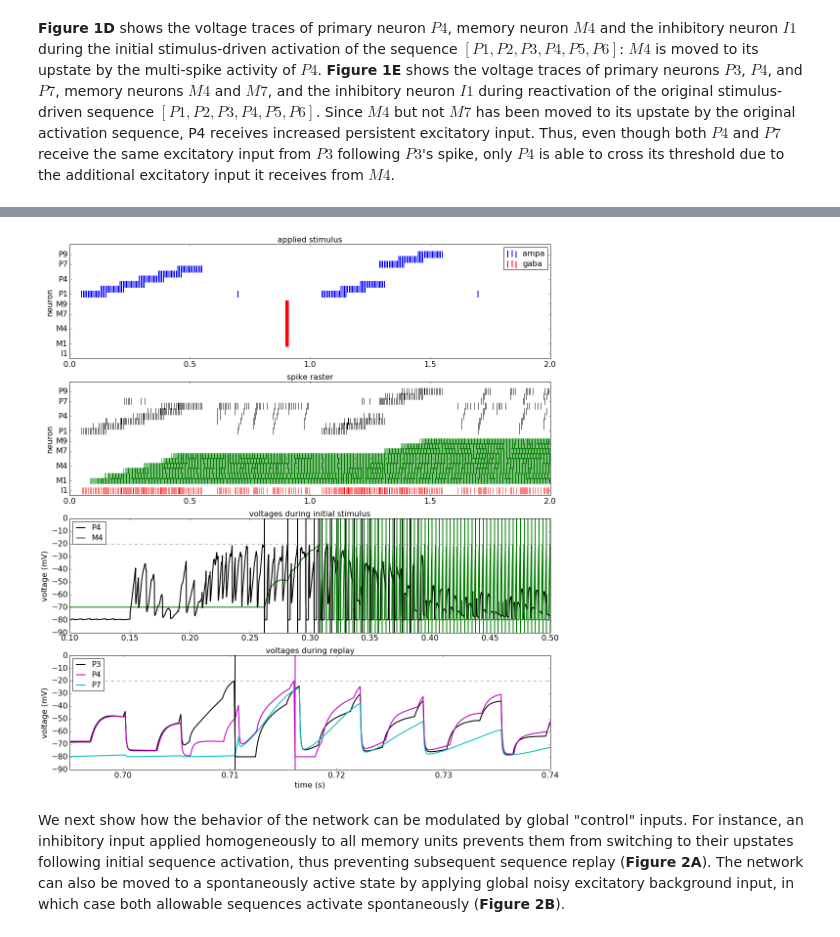
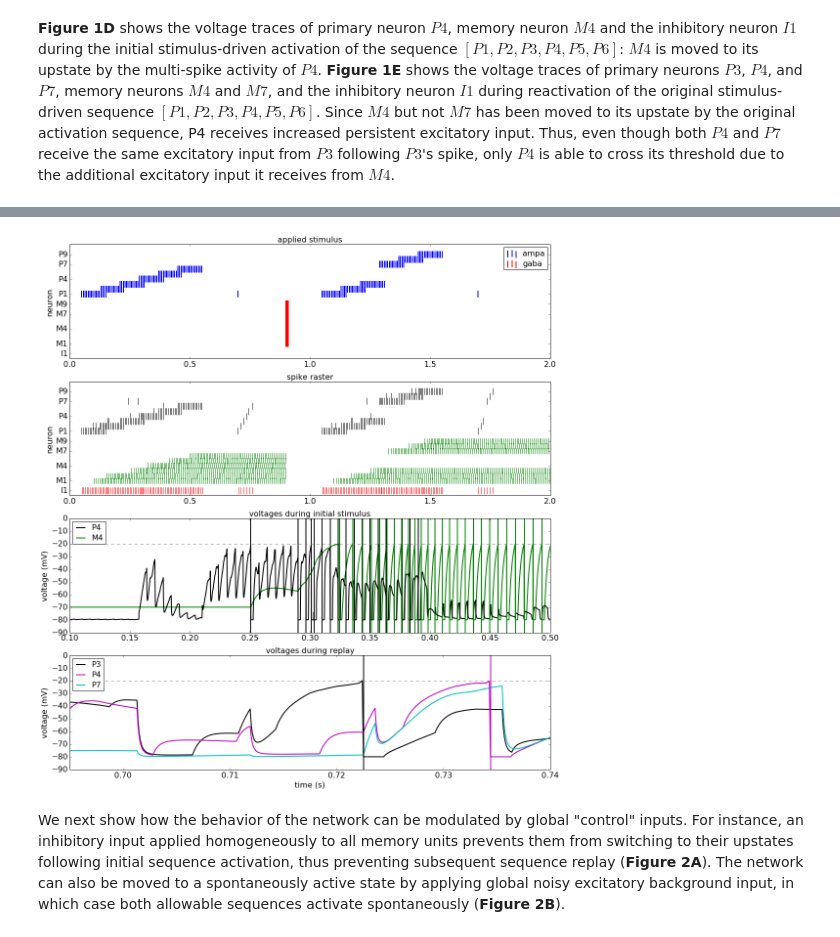
Before and after one commit to rkp8000/nothing_but_reruns, a Jupyter notebook: _paper_draft.ipynb, the cells around one changed output, grey strips where cells are left out. Drawn from its saved outputs; the diff is of its cells as text; code cells hidden in the pictures.

```diff
--- a/_paper_draft.ipynb
+++ b/_paper_draft.ipynb
@@ -55,28 +55,24 @@ fig_1 = lif_demo_two_branches(
     W_MM={'nmda': 12, 'ampa': 0, 'gaba': 0},
 
     BKGD_STARTS=[
+        {'nmda': 0, 'ampa': 0, 'gaba': 0},  # CONSTANT
         {'nmda': 0, 'ampa': 0, 'gaba': 0},  # DRIVE 1
-        {'nmda': 0, 'ampa': 0, 'gaba': 0.6},  # REPLAY 1
         {'nmda': 0, 'ampa': 1, 'gaba': 1},  # DRIVE 2
-        {'nmda': 0, 'ampa': 0, 'gaba': 1.6},  # REPLAY 2
     ],
     BKGD_ENDS=[
+        {'nmda': 0, 'ampa': 0, 'gaba': 2.},  # CONSTANT
         {'nmda': 0, 'ampa': 0, 'gaba': 0.6},  # DRIVE 1
-        {'nmda': 0, 'ampa': 0, 'gaba': 0.9},  # REPLAY 1
         {'nmda': 0, 'ampa': 1, 'gaba': 1.6},  # DRIVE 2
-        {'nmda': 0, 'ampa': 0, 'gaba': 1.9},  # REPLAY 2
     ],
     BKGD_FRQS=[
+        {'nmda': 0, 'ampa': 0, 'gaba': 2000},  # CONSTANT
         {'nmda': 0, 'ampa': 0, 'gaba': 2000},  # DRIVE 1
-        {'nmda': 0, 'ampa': 0, 'gaba': 2000},  # REPLAY 1
         {'nmda': 0, 'ampa': 0, 'gaba': 2000},  # DRIVE 2
-        {'nmda': 0, 'ampa': 0, 'gaba': 2000},  # REPLAY 2
     ],
     BKGD_STRENS=[
+        {'nmda': 0, 'ampa': 0, 'gaba': .5},  # CONSTANT
         {'nmda': 0, 'ampa': 0, 'gaba': 5},  # DRIVE 1
-        {'nmda': 0, 'ampa': 0, 'gaba': .5},  # REPLAY 1
         {'nmda': 0, 'ampa': 0, 'gaba': 5},  # DRIVE 2
-        {'nmda': 0, 'ampa': 0, 'gaba': .5},  # REPLAY 2
     ],
 
     DRIVE_ORDERS=[
@@ -100,34 +96,34 @@ fig_1 = lif_demo_two_branches(
 
     REPLAY_TRIGGER_TIMES=[
         {'nmda': 0, 'ampa': 0.7, 'gaba': 0}, {'nmda': 0, 'ampa': 1.7, 'gaba': 0}
     ],
     REPLAY_TRIGGER_STRENS=[
         {'nmda': 0, 'ampa': 200, 'gaba': 0}, {'nmda': 0, 'ampa': 200, 'gaba': 0}
     ],
 
     MEMORY_RESET_STARTS=[{'nmda': 0, 'ampa': 0, 'gaba': 0.9}],
     MEMORY_RESET_ENDS=[{'nmda': 0, 'ampa': 0, 'gaba': .91}],
     MEMORY_RESET_STRENS=[{'nmda': 0, 'ampa': 0, 'gaba': 10}],
     MEMORY_RESET_FRQS=[{'nmda': 0, 'ampa': 0, 'gaba': 500}],
 
     SIM_DURATION=2., DT=0.0001,
 
     P_4_M_4_PLOT_LIMITS=(0.1, 0.5),
     P_3_P_4_P_7_PLOT_LIMITS=(0.695, 0.74),
 
     FIG_SIZE=(15, 16),
     SYN_COLORS={'ampa': 'b', 'gaba': 'r'},
     FONT_SIZE=16,
 )
 
 # run 1 simulation, with seed set so that we see spontaneous replay within a reasonable time window
 # 1A: connectivity diagram
 # 1B: primary neuron raster plot for 2 replayed sequences, with spontaneous replay arising afterwards
 # 1C: memory neuron raster
 # 1D: voltages of P4, M4 and I1 during initial sequence activation
 # 1E: voltages of P4, P7, M4, M7, and I1 during reactivation
 # %% [output]
-[figure, old version]
+[figure, new version]
 # %% [markdown]
 We next show how the behavior of the network can be modulated by global "control" inputs. For instance, an inhibitory input applied homogeneously to all memory units prevents them from switching to their upstates following initial sequence activation, thus preventing subsequent sequence replay (**Figure 2A**). The network can also be moved to a spontaneously active state by applying global noisy excitatory background input, in which case both allowable sequences activate spontaneously (**Figure 2B**).
 # %%
```
Also changed, not shown: parts of 1 cell of this notebook.
